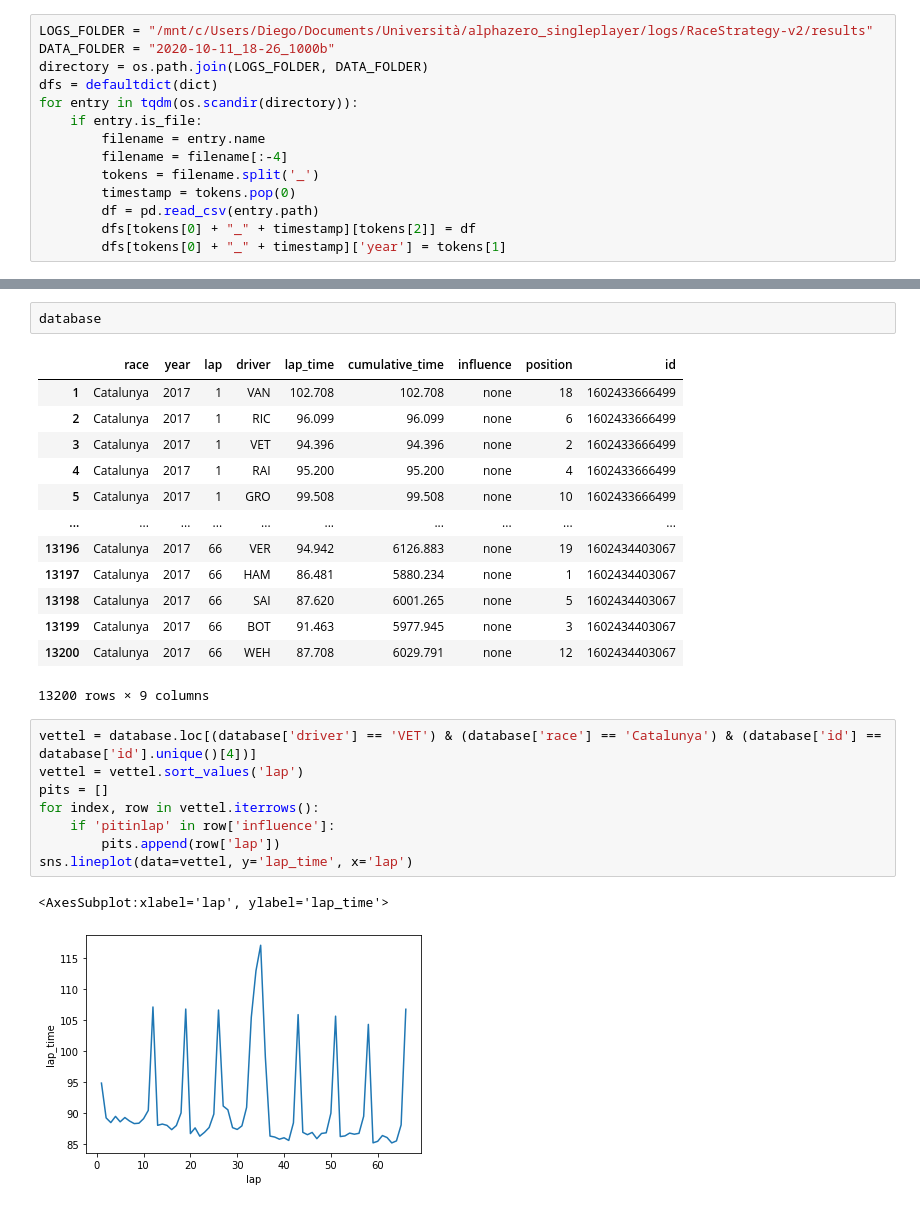
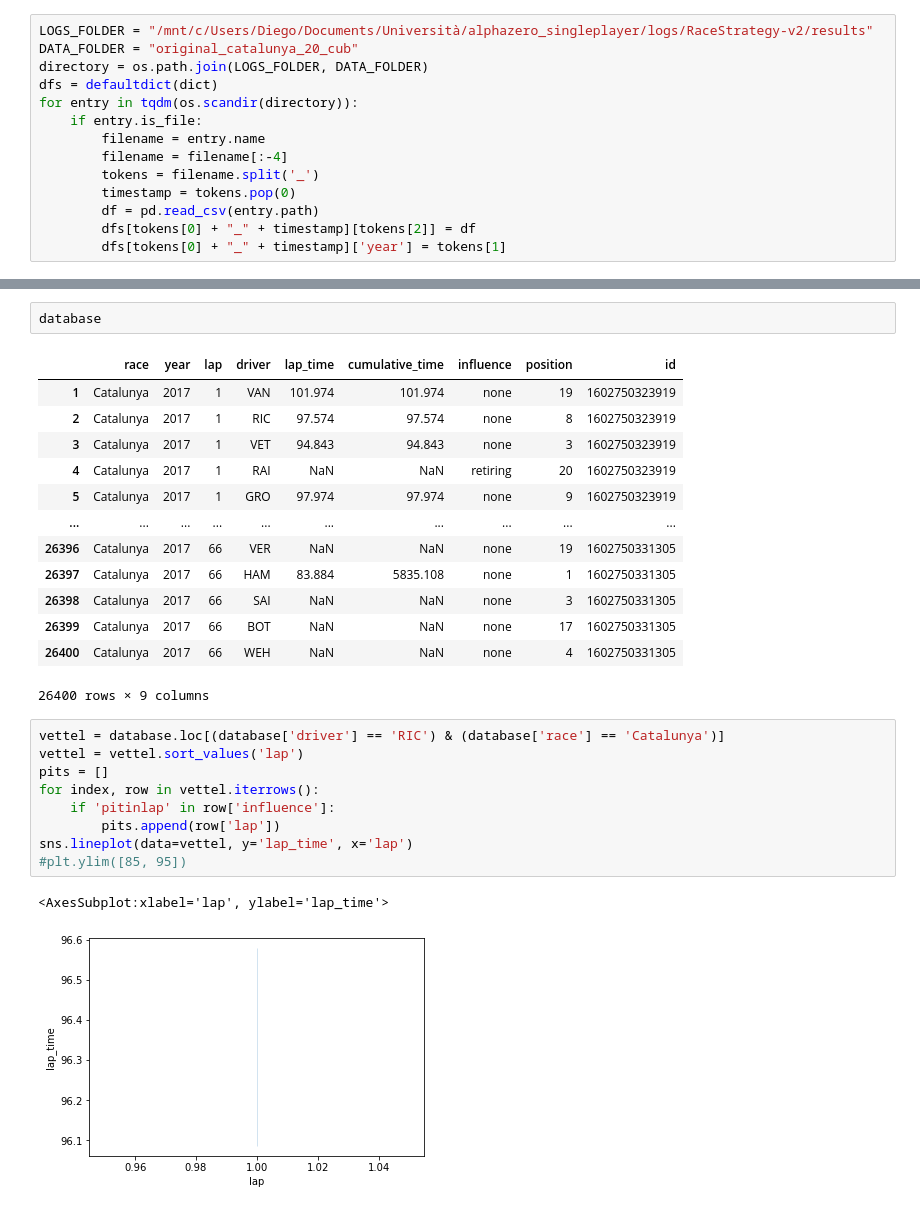
Before and after one commit to amarildolikmeta/alphazero_singleplayer, a Jupyter notebook: notebooks/visualize_race_simulation.ipynb, the cells around one changed output, grey strips where cells are left out. Drawn from its saved outputs; the diff is of its cells as text.

Commit message:
New visualization notebook

```diff
--- a/notebooks/visualize_race_simulation.ipynb
+++ b/notebooks/visualize_race_simulation.ipynb
@@ -7,6 +8,6 @@ from tqdm import tqdm
 # %%
 LOGS_FOLDER = "/mnt/c/Users/Diego/Documents/Università/alphazero_singleplayer/logs/RaceStrategy-v2/results"
-DATA_FOLDER = "2020-10-11_18-26_1000b"
+DATA_FOLDER = "original_catalunya_20_cub"
 directory = os.path.join(LOGS_FOLDER, DATA_FOLDER)
 dfs = defaultdict(dict)
 for entry in tqdm(os.scandir(directory)):
@@ -71,26 +72,27 @@ database.describe()
 database
 # %% [output]
 |  | race | year | lap | driver | lap_time | cumulative_time | influence | position | id |
-| 1 | Catalunya | 2017 | 1 | VAN | 102.708 | 102.708 | none | 18 | 1602433666499 |
-| 2 | Catalunya | 2017 | 1 | RIC | 96.099 | 96.099 | none | 6 | 1602433666499 |
-| 3 | Catalunya | 2017 | 1 | VET | 94.396 | 94.396 | none | 2 | 1602433666499 |
-| 4 | Catalunya | 2017 | 1 | RAI | 95.200 | 95.200 | none | 4 | 1602433666499 |
-| 5 | Catalunya | 2017 | 1 | GRO | 99.508 | 99.508 | none | 10 | 1602433666499 |
+| 1 | Catalunya | 2017 | 1 | VAN | 101.974 | 101.974 | none | 19 | 1602750323919 |
+| 2 | Catalunya | 2017 | 1 | RIC | 97.574 | 97.574 | none | 8 | 1602750323919 |
+| 3 | Catalunya | 2017 | 1 | VET | 94.843 | 94.843 | none | 3 | 1602750323919 |
+| 4 | Catalunya | 2017 | 1 | RAI | NaN | NaN | retiring | 20 | 1602750323919 |
+| 5 | Catalunya | 2017 | 1 | GRO | 97.974 | 97.974 | none | 9 | 1602750323919 |
 | ... | ... | ... | ... | ... | ... | ... | ... | ... | ... |
-| 13196 | Catalunya | 2017 | 66 | VER | 94.942 | 6126.883 | none | 19 | 1602434403067 |
-| 13197 | Catalunya | 2017 | 66 | HAM | 86.481 | 5880.234 | none | 1 | 1602434403067 |
-| 13198 | Catalunya | 2017 | 66 | SAI | 87.620 | 6001.265 | none | 5 | 1602434403067 |
-| 13199 | Catalunya | 2017 | 66 | BOT | 91.463 | 5977.945 | none | 3 | 1602434403067 |
-| 13200 | Catalunya | 2017 | 66 | WEH | 87.708 | 6029.791 | none | 12 | 1602434403067 |
+| 26396 | Catalunya | 2017 | 66 | VER | NaN | NaN | none | 19 | 1602750331305 |
+| 26397 | Catalunya | 2017 | 66 | HAM | 83.884 | 5835.108 | none | 1 | 1602750331305 |
+| 26398 | Catalunya | 2017 | 66 | SAI | NaN | NaN | none | 3 | 1602750331305 |
+| 26399 | Catalunya | 2017 | 66 | BOT | NaN | NaN | none | 17 | 1602750331305 |
+| 26400 | Catalunya | 2017 | 66 | WEH | NaN | NaN | none | 4 | 1602750331305 |
-13200 rows × 9 columns
+26400 rows × 9 columns
 # %%
-vettel = database.loc[(database['driver'] == 'VET') & (database['race'] == 'Catalunya') & (database['id'] == database['id'].unique()[4])]
+vettel = database.loc[(database['driver'] == 'RIC') & (database['race'] == 'Catalunya')]
 vettel = vettel.sort_values('lap')
 pits = []
 for index, row in vettel.iterrows():
     if 'pitinlap' in row['influence']:
         pits.append(row['lap'])
 sns.lineplot(data=vettel, y='lap_time', x='lap')
+#plt.ylim([85, 95])
 # %% [output]
 <AxesSubplot:xlabel='lap', ylabel='lap_time'>
-[figure, old version]
+[figure, new version]
```
Also changed, not shown: parts of 10 cells of this notebook.
